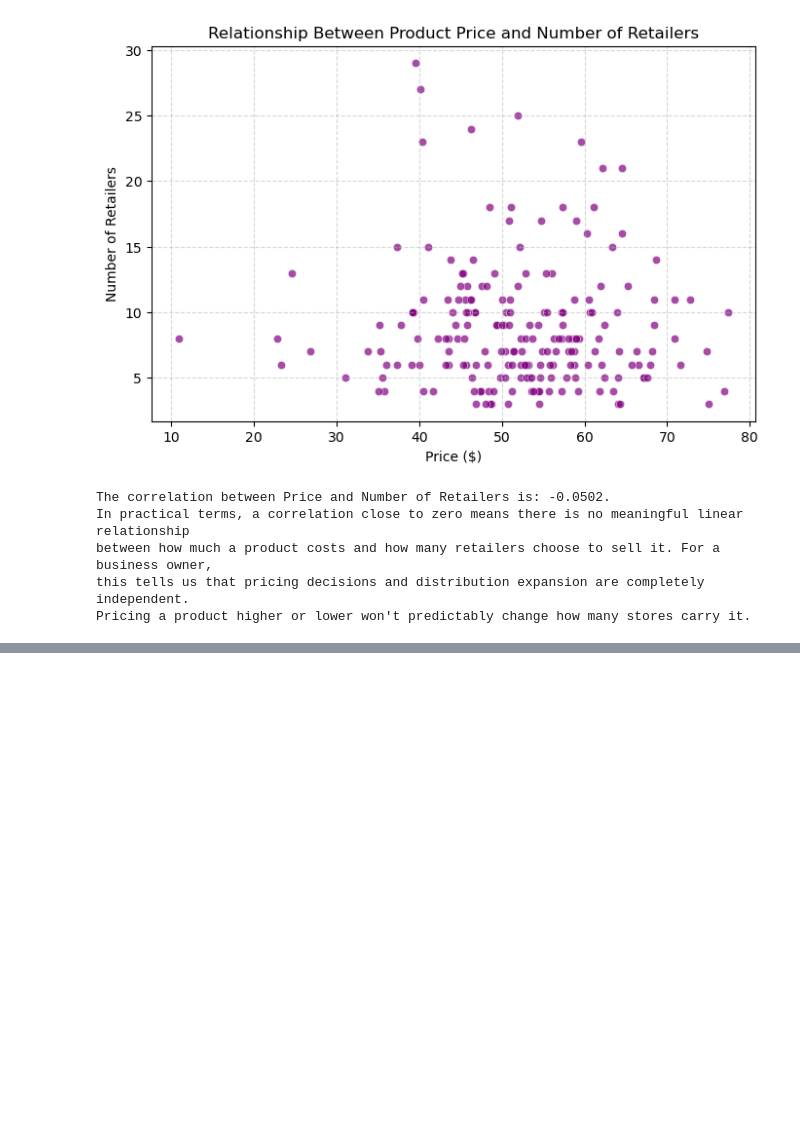
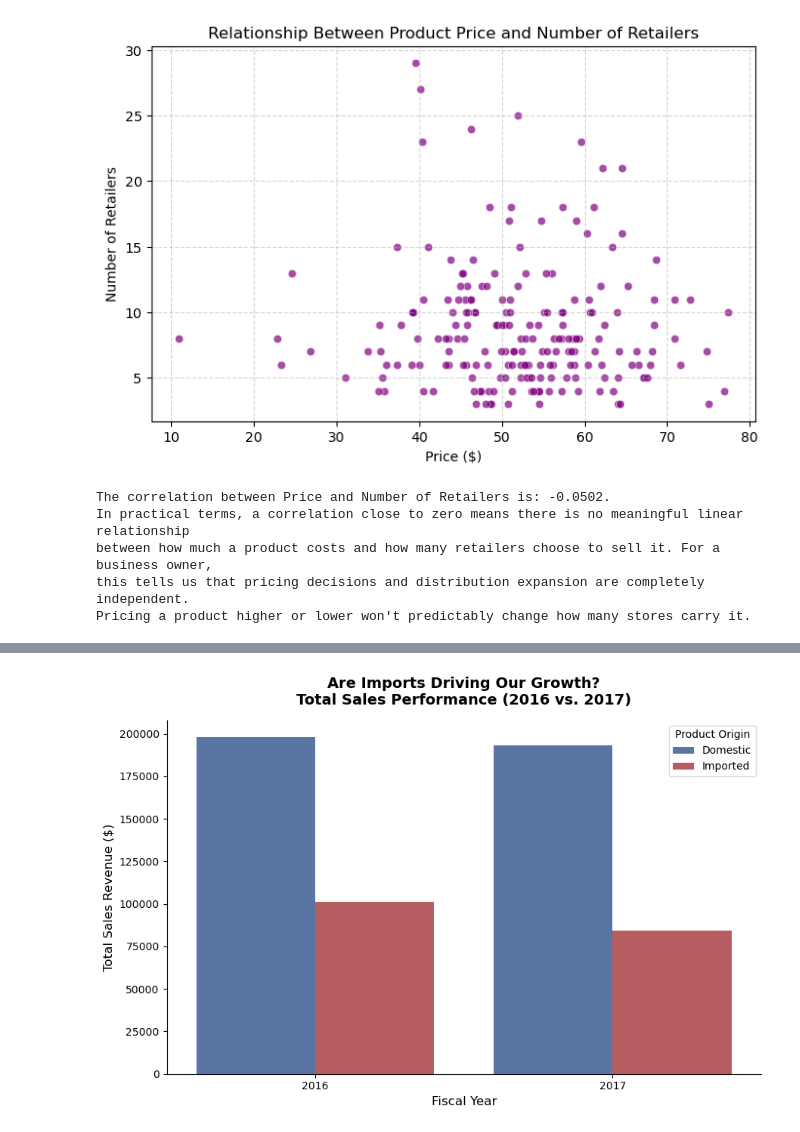
Before and after one commit to richierish32/MFIT, a Jupyter notebook: MFIT 860 - Data/Assignment 1 Solution.ipynb, the cells around one changed output, grey strips where cells are left out. Cells and saved outputs as stored; diff of their text form; code cells hidden in the pictures; blank space fills up the shorter version.

```diff
--- a/MFIT 860 - Data/Assignment 1 Solution.ipynb
+++ b/MFIT 860 - Data/Assignment 1 Solution.ipynb
@@ -415,0 +426,42 @@ Pricing a product higher or lower won't predictably change how many stores carry
+# %%
+## AI Code Ideation
+
+# import matplotlib.pyplot as plt
+# import seaborn as sns
+
+# 1. Aggregate total sales by Year and Import status
+growth_df = (
+    sales_tidy.groupby(["Year", "Import"])["Sales"].sum().reset_index()
+)
+
+# Map 0/1 to clear labels for a standalone visual
+growth_df["Product Origin"] = growth_df["Import"].map(
+    {1: "Imported", 0: "Domestic"}
+)
+
+# 2. Plotting
+plt.figure(figsize=(9, 6))
+ax = sns.barplot(
+    data=growth_df,
+    x="Year",
+    y="Sales",
+    hue="Product Origin",
+    palette=["#4c72b0", "#c44e52"],  # Professional, distinct colors
+)
+
+# 3. Make it "Stand Alone" with clear titles and formatting
+plt.title(
+    "Are Imports Driving Our Growth?\nTotal Sales Performance (2016 vs. 2017)",
+    fontsize=14,
+    fontweight="bold",
+    pad=15,
+)
+plt.xlabel("Fiscal Year", fontsize=12)
+plt.ylabel("Total Sales Revenue ($)", fontsize=12)
+
+# Clean up chart borders
+sns.despine()
+plt.tight_layout()
+plt.show()
+# %% [output]
+[figure, added]
```
Also changed, not shown: parts of 9 cells of this notebook.
